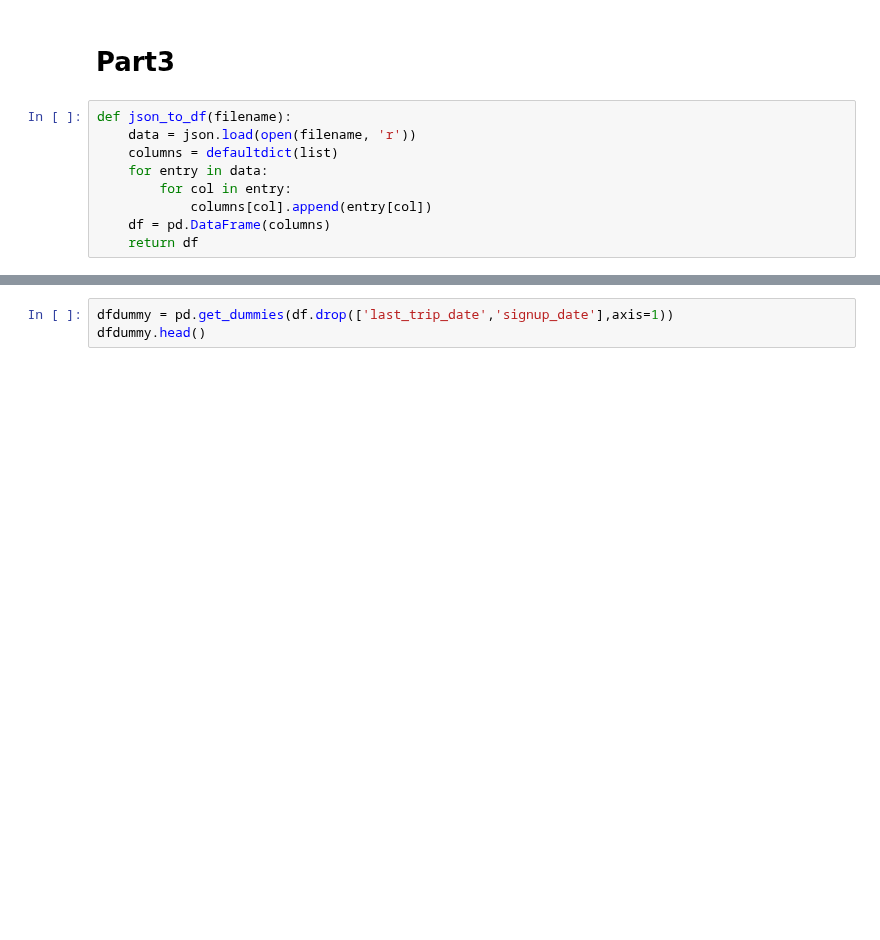
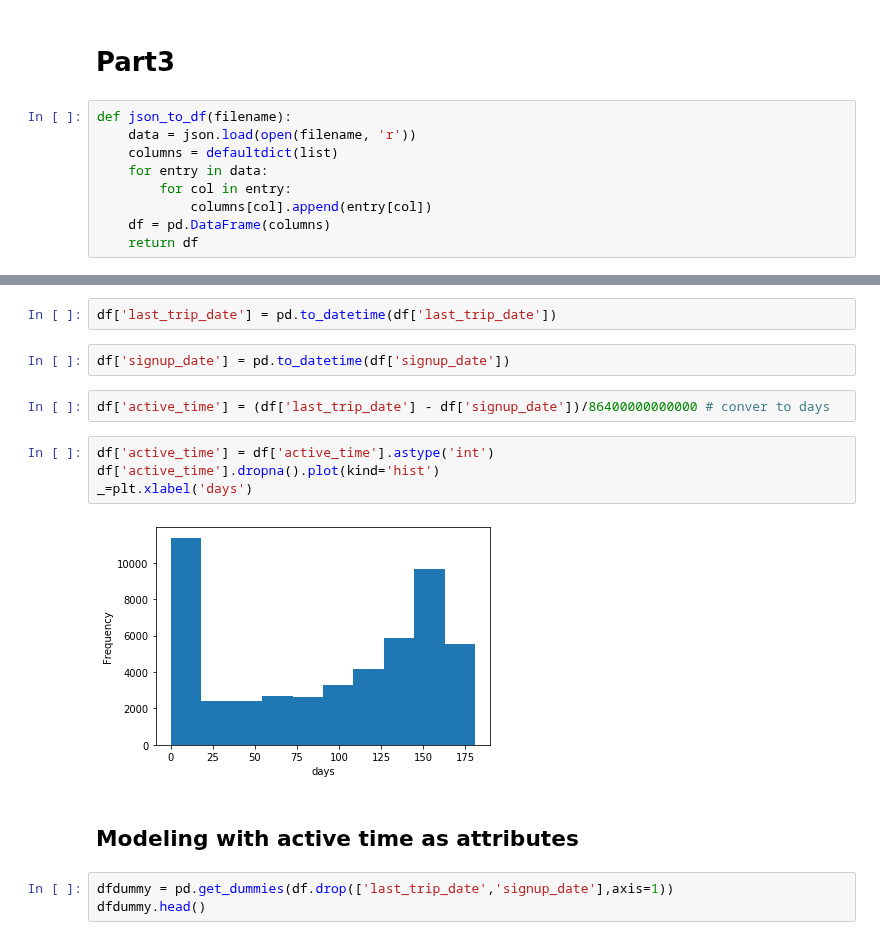
Before and after one commit to Shunling/SpringBoard, a Jupyter notebook: ultimate_challenge/Ultimate_challenge.ipynb, the cells around one changed output, grey strips where cells are left out. Saved outputs shown, nothing was run; the diff lists cells and outputs as text; blank space fills up the shorter version.

```diff
--- a/ultimate_challenge/Ultimate_challenge.ipynb
+++ b/ultimate_challenge/Ultimate_challenge.ipynb
@@ -30,3 +95,17 @@ df.head()
+# %%
+df['last_trip_date'] = pd.to_datetime(df['last_trip_date'])
+# %%
+df['signup_date'] = pd.to_datetime(df['signup_date'])
+# %%
+df['active_time'] = (df['last_trip_date'] - df['signup_date'])/86400000000000 # conver to days
+# %%
+df['active_time'] = df['active_time'].astype('int')
+df['active_time'].dropna().plot(kind='hist')
+_=plt.xlabel('days')
+# %% [output]
+[figure, added]
+# %% [markdown]
+## Modeling with active time as attributes
 # %%
 dfdummy = pd.get_dummies(df.drop(['last_trip_date','signup_date'],axis=1))
 dfdummy.head()
```
Also changed, not shown: parts of 39 cells of this notebook.
